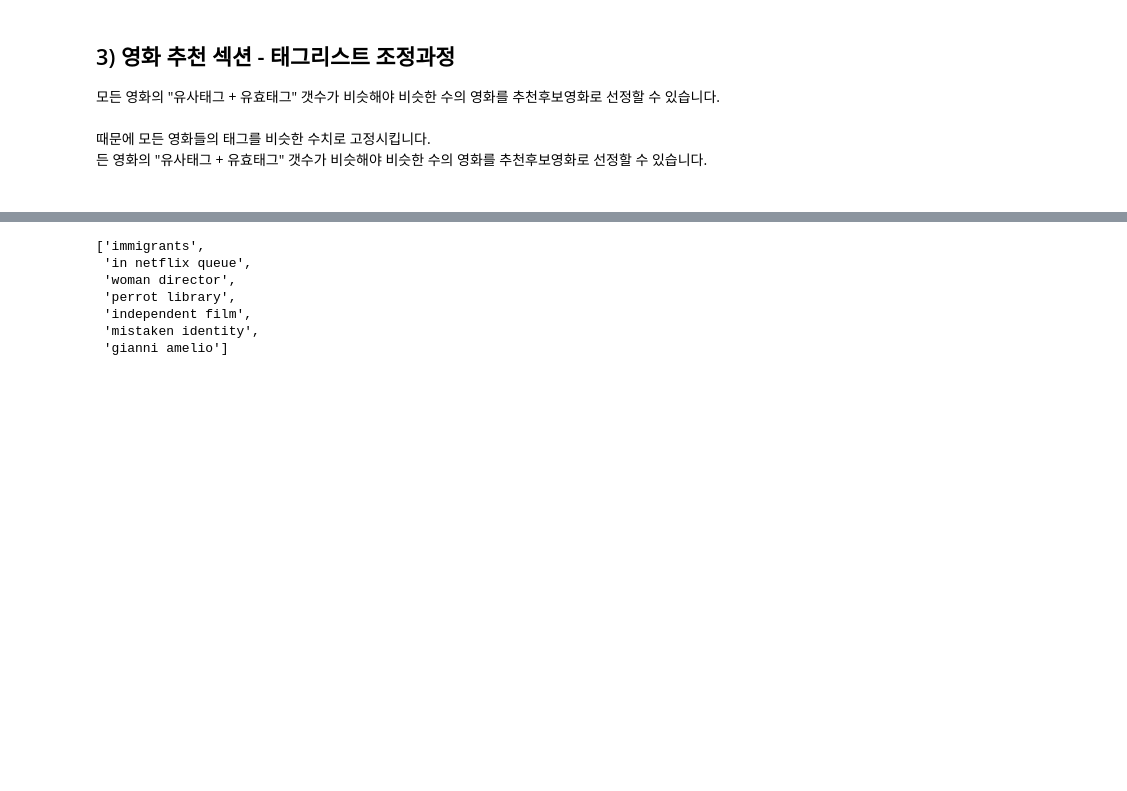
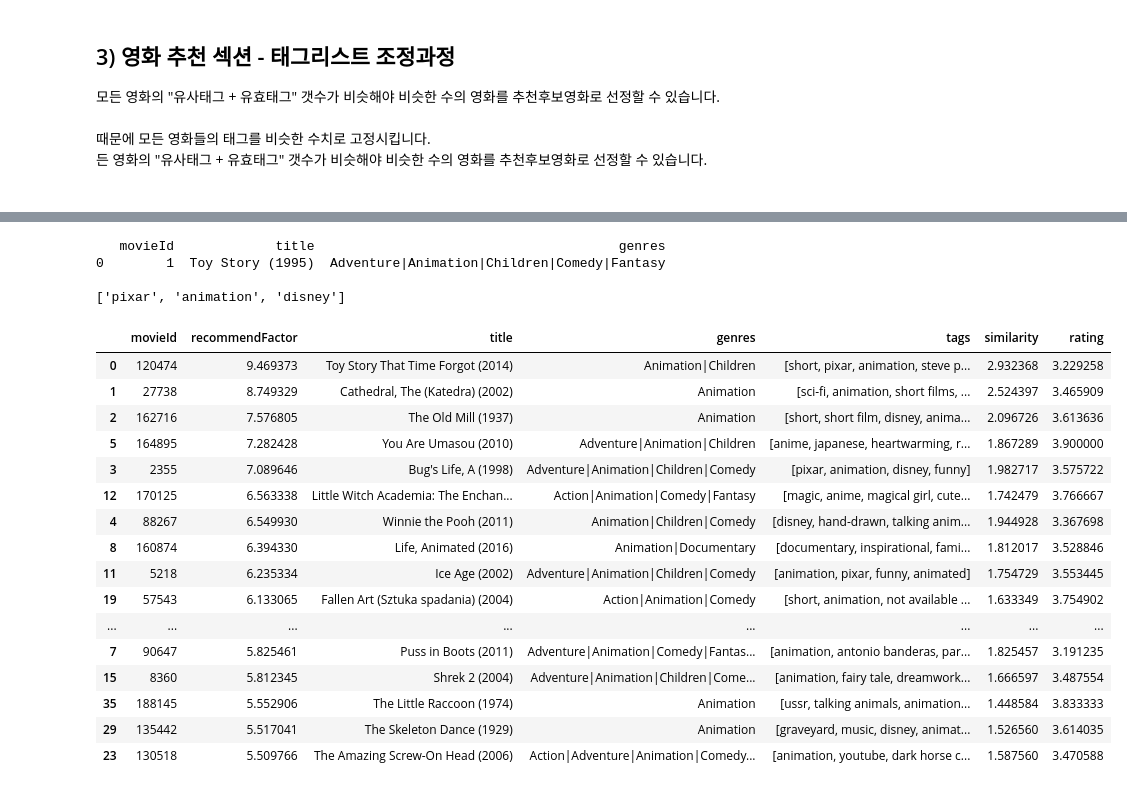
Before and after one commit to hyunwoongko/movie-recommender, a Jupyter notebook: src/word2vec_gensim/word2vec_gensim.ipynb, the cells around one changed output, grey strips where cells are left out. Drawn from its saved outputs; the diff is of its cells as text; code cells hidden in the pictures; blank space fills up the shorter version.

```diff
--- a/src/word2vec_gensim/word2vec_gensim.ipynb
+++ b/src/word2vec_gensim/word2vec_gensim.ipynb
@@ -190,7 +190,11 @@ movie_df = pd.DataFrame(movie)
 때문에 모든 영화들의 태그를 비슷한 수치로 고정시킵니다. <br>
 든 영화의 "유사태그 + 유효태그" 갯수가 비슷해야 비슷한 수의 영화를 추천후보영화로 선정할 수 있습니다. <br><br>
 # %%
-testMovieId = 122912
+ToyStory = 1
+Avengers3 = 122912
+# 영화 목록
+
+testMovieId = ToyStory
 # 테스트 영화 번호
 
 testMovie_all_tags = tm.get_all_tags_by_freq(testMovieId, tag_df)
@@ -238,30 +218,43 @@ testMovie_model_tags
 # %%
+recommend_movies_array = mm.get_recommend_movie_list(tag_df, rating_df, testMovie_model_tags)
+# 추천영화목록을 만듬 <-- 평균평점 3점이상이고, 테스트영화의 모델 태그를 하나라도 보유한 영화를 뜻함.
+recommend_movies_with_tags = mm.get_recommend_movie_with_all_tags(tag_df, recommend_movies_array)
+# 추천영화목록의 영화들과 모든 태그를 보유한 데이터프레임을 생성함
+recommend_TF = tm.get_TF_tags_for_many(recommend_movies_with_tags)
+# 추천영화들의 가중치 10퍼센트 이상의 태그 목록을 생성함
+result_df = rm.recommend(recommend_TF, testMovieTF_tags, model)
+# 추천영화들의 태그와 테스트영화의 태그를 n x n 으로 매칭해서
+# 유사도를 구해 그 순서로 정렬한 데이터 프레임을 뽑아냄
 
-# recommend_movies_array = mm.get_recommend_movie_list(tag_df, rating_df, testMovie_model_tags)
-# # 추천영화목록을 만듬 <-- 평균평점 3점이상이고, 테스트영화의 모델 태그를 하나라도 보유한 영화를 뜻함.
-# recommend_movies_with_tags = mm.get_recommend_movie_with_all_tags(tag_df, recommend_movies_array)
-# # 추천영화목록의 영화들과 모든 태그를 보유한 데이터프레임을 생성함
-# recommend_TF = tm.get_TF_tags_for_many(recommend_movies_with_tags)
-# # 추천영화들의 가중치 10퍼센트 이상의 태그 목록을 생성함
-# result_df = rm.recommend(recommend_TF, testMovieTF_tags, model)
-# # 추천영화들의 태그와 테스트영화의 태그를 n x n 으로 매칭해서
-# # 유사도를 구해 그 순서로 정렬한 데이터 프레임을 뽑아냄
-#
-# result_df = pd.merge(result_df, movie_df)
-# result_df = pd.merge(result_df, rating_df)
-# # 평점과 영화 이름을 포함시킴
-#
-# result_df = rm.get_recommend_df(result_df, testMovieId)
-# # 추천지수를 포함한 마지막 결과값을 만들어냄
-#
-# print(mm.id_to_name(testMovieId, movie_df), "\n")
-# print(testMovieTF_tags, "\n")
-# result_df.head(20)
+result_df = pd.merge(result_df, movie_df)
+result_df = pd.merge(result_df, rating_df)
+# 평점과 영화 이름을 포함시킴
+
+result_df = rm.get_recommend_df(result_df, testMovieId)
+# 추천지수를 포함한 마지막 결과값을 만들어냄
+
+print(mm.id_to_name(testMovieId, movie_df), "\n")
+print(testMovieTF_tags, "\n")
+result_df.head(20)
 # %% [output]
-['immigrants',
- 'in netflix queue',
- 'woman director',
- 'perrot library',
- 'independent film',
- 'mistaken identity',
- 'gianni amelio']
+   movieId             title                                       genres
+0        1  Toy Story (1995)  Adventure|Animation|Children|Comedy|Fantasy
+
+['pixar', 'animation', 'disney']
+|  | movieId | recommendFactor | title | genres | tags | similarity | rating |
+| 0 | 120474 | 9.469373 | Toy Story That Time Forgot (2014) | Animation|Children | [short, pixar, animation, steve p... | 2.932368 | 3.229258 |
+| 1 | 27738 | 8.749329 | Cathedral, The (Katedra) (2002) | Animation | [sci-fi, animation, short films, ... | 2.524397 | 3.465909 |
+| 2 | 162716 | 7.576805 | The Old Mill (1937) | Animation | [short, short film, disney, anima... | 2.096726 | 3.613636 |
+| 5 | 164895 | 7.282428 | You Are Umasou (2010) | Adventure|Animation|Children | [anime, japanese, heartwarming, r... | 1.867289 | 3.900000 |
+| 3 | 2355 | 7.089646 | Bug's Life, A (1998) | Adventure|Animation|Children|Comedy | [pixar, animation, disney, funny] | 1.982717 | 3.575722 |
+| 12 | 170125 | 6.563338 | Little Witch Academia: The Enchan... | Action|Animation|Comedy|Fantasy | [magic, anime, magical girl, cute... | 1.742479 | 3.766667 |
+| 4 | 88267 | 6.549930 | Winnie the Pooh (2011) | Animation|Children|Comedy | [disney, hand-drawn, talking anim... | 1.944928 | 3.367698 |
+| 8 | 160874 | 6.394330 | Life, Animated (2016) | Animation|Documentary | [documentary, inspirational, fami... | 1.812017 | 3.528846 |
+| 11 | 5218 | 6.235334 | Ice Age (2002) | Adventure|Animation|Children|Comedy | [animation, pixar, funny, animated] | 1.754729 | 3.553445 |
+| 19 | 57543 | 6.133065 | Fallen Art (Sztuka spadania) (2004) | Action|Animation|Comedy | [short, animation, not available ... | 1.633349 | 3.754902 |
+| ... | ... | ... | ... | ... | ... | ... | ... |
+| 7 | 90647 | 5.825461 | Puss in Boots (2011) | Adventure|Animation|Comedy|Fantas... | [animation, antonio banderas, par... | 1.825457 | 3.191235 |
+| 15 | 8360 | 5.812345 | Shrek 2 (2004) | Adventure|Animation|Children|Come... | [animation, fairy tale, dreamwork... | 1.666597 | 3.487554 |
+| 35 | 188145 | 5.552906 | The Little Raccoon (1974) | Animation | [ussr, talking animals, animation... | 1.448584 | 3.833333 |
+| 29 | 135442 | 5.517041 | The Skeleton Dance (1929) | Animation | [graveyard, music, disney, animat... | 1.526560 | 3.614035 |
+| 23 | 130518 | 5.509766 | The Amazing Screw-On Head (2006) | Action|Adventure|Animation|Comedy... | [animation, youtube, dark horse c... | 1.587560 | 3.470588 |
```
Also changed, not shown: parts of 4 cells of this notebook.
